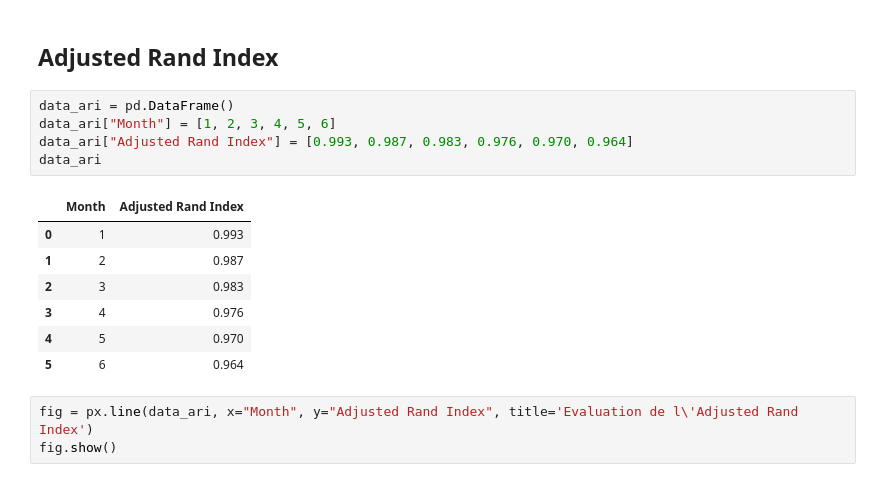
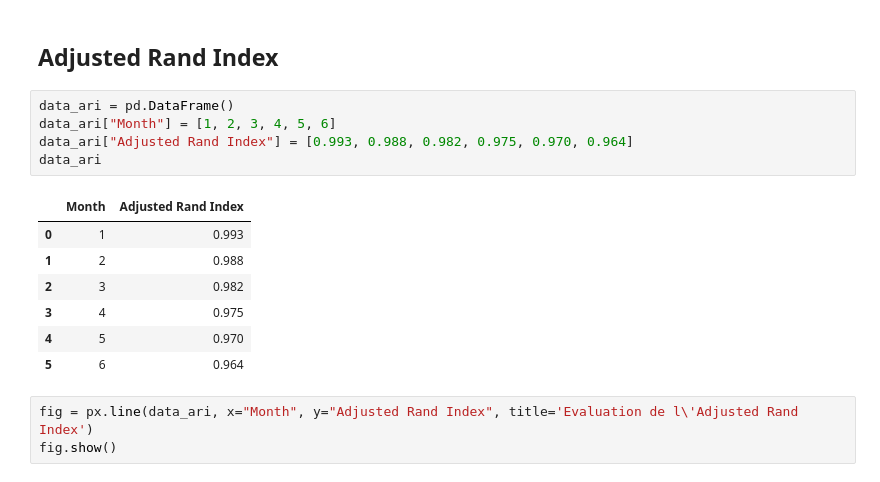
Before and after one commit to Sylvariane/segmentez_les_clients, a Jupyter notebook: POlist_Annexes.ipynb, the cells around one changed output. Cells and saved outputs as stored; diff of their text form.

```diff
--- a/POlist_Annexes.ipynb
+++ b/POlist_Annexes.ipynb
@@ -250,14 +250,14 @@ fig.show()
 # %%
 data_ari = pd.DataFrame()
 data_ari["Month"] = [1, 2, 3, 4, 5, 6]
-data_ari["Adjusted Rand Index"] = [0.993, 0.987, 0.983, 0.976, 0.970, 0.964]
+data_ari["Adjusted Rand Index"] = [0.993, 0.988, 0.982, 0.975, 0.970, 0.964]
 data_ari
 # %% [output]
 |  | Month | Adjusted Rand Index |
 | 0 | 1 | 0.993 |
-| 1 | 2 | 0.987 |
-| 2 | 3 | 0.983 |
-| 3 | 4 | 0.976 |
+| 1 | 2 | 0.988 |
+| 2 | 3 | 0.982 |
+| 3 | 4 | 0.975 |
 | 4 | 5 | 0.970 |
 | 5 | 6 | 0.964 |
 # %%
```
Also changed, not shown: parts of 5 cells of this notebook.
